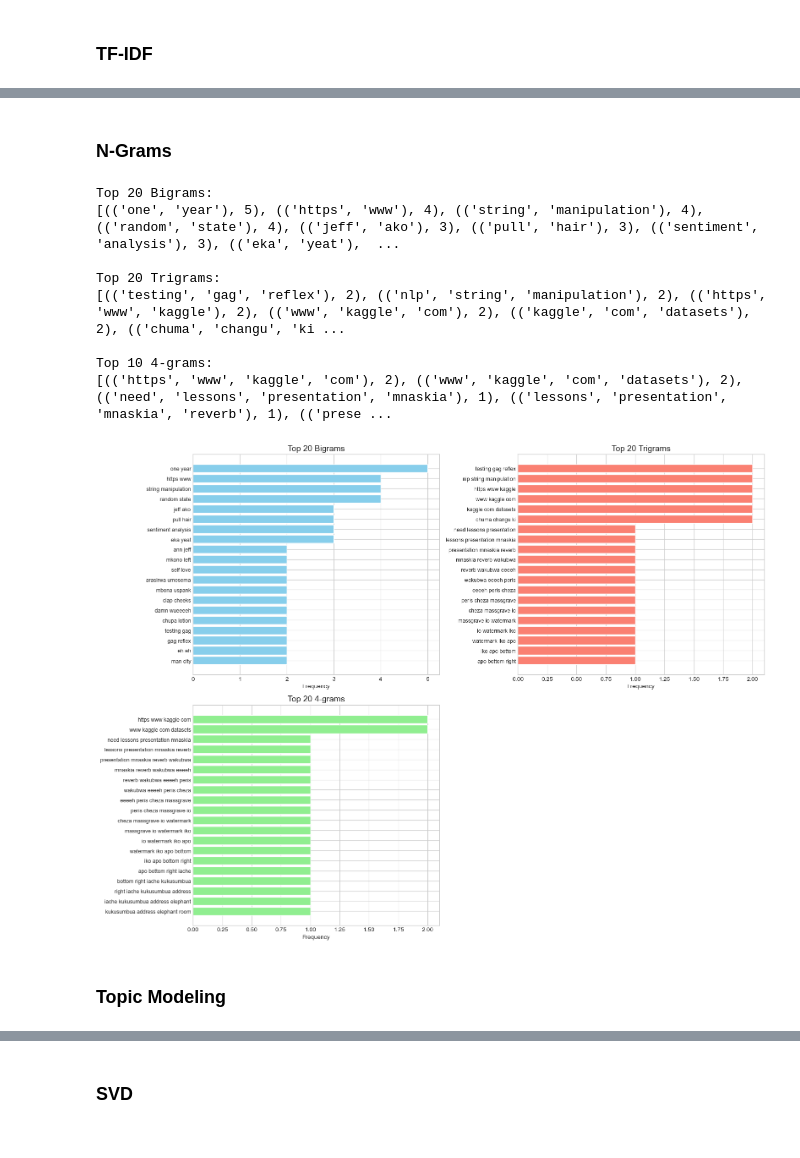
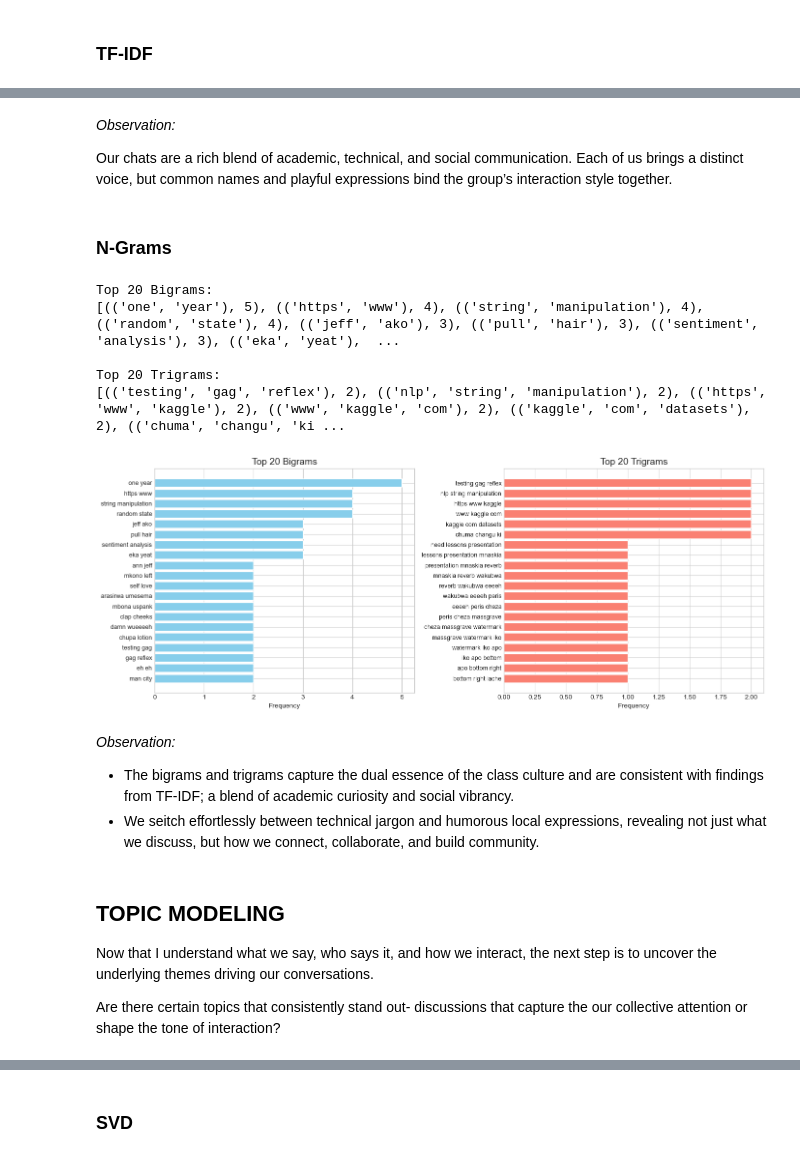
Before and after one commit to Vain-Guy/chit-chat, a Jupyter notebook: chatterbox.ipynb, the cells around one changed output, grey strips where cells are left out. Saved outputs shown, nothing was run; the diff lists cells and outputs as text; code cells hidden in the pictures.

```diff
--- a/chatterbox.ipynb
+++ b/chatterbox.ipynb
@@ -838,2 +847,0 @@ plt.show()
-# %%
-chatterbox_df['text'] = chatterbox_df['text'].apply(lambda x: 'eii' if x in ['eiii', 'ei', 'eeiyy'] else x)
@@ -1111,3 +1090,7 @@ plot_top_terms(student_tfidf, top_n=10, n_cols=3)
+# %% [markdown]
+*Observation:*
+
+Our chats are a rich blend of academic, technical, and social communication. Each of us brings a distinct voice, but common names and playful expressions bind the group’s interaction style together.
 # %% [markdown]
 ### N-Grams
 # %%
@@ -1127,67 +1110,55 @@ trigram_freq = FreqDist(trigrams)
 
 print("\nTop 20 Trigrams:")
 print(trigram_freq.most_common(20))
-
-# n-grams function
-def get_top_ngrams(tokens, n=2, top_k=20):
-    n_grams = list(ngrams(tokens, n))
-    return Counter(n_grams).most_common(top_k)
-
-# Preview for 4 grams
-print("\nTop 10 4-grams:")
-print(get_top_ngrams(all_tokens, n=4, top_k=10))
 # %% [output]
 Top 20 Bigrams:
 [(('one', 'year'), 5), (('https', 'www'), 4), (('string', 'manipulation'), 4), (('random', 'state'), 4), (('jeff', 'ako'), 3), (('pull', 'hair'), 3), (('sentiment', 'analysis'), 3), (('eka', 'yeat'),  ...
 
 Top 20 Trigrams:
 [(('testing', 'gag', 'reflex'), 2), (('nlp', 'string', 'manipulation'), 2), (('https', 'www', 'kaggle'), 2), (('www', 'kaggle', 'com'), 2), (('kaggle', 'com', 'datasets'), 2), (('chuma', 'changu', 'ki ...
-
-Top 10 4-grams:
-[(('https', 'www', 'kaggle', 'com'), 2), (('www', 'kaggle', 'com', 'datasets'), 2), (('need', 'lessons', 'presentation', 'mnaskia'), 1), (('lessons', 'presentation', 'mnaskia', 'reverb'), 1), (('prese ...
 # %%
 # Helper to format n-grams
 def format_ngrams(ngram_counts):
     return [" ".join(ngram) for ngram, _ in ngram_counts], [count for _, count in ngram_counts]
 
 # Get top 20 for each
 top_bigrams = bigram_freq.most_common(20)
 top_trigrams = trigram_freq.most_common(20)
-top_fourgrams = get_top_ngrams(all_tokens, n=4, top_k=20)
 
 # Format
 bigram_labels, bigram_values = format_ngrams(top_bigrams)
 trigram_labels, trigram_values = format_ngrams(top_trigrams)
-fourgram_labels, fourgram_values = format_ngrams(top_fourgrams)
 
 # Subplots: 2 columns, auto rows
-fig, axes = plt.subplots(2, 2, figsize=(16, 12))
+fig, axes = plt.subplots(1, 2, figsize=(14, 5.5))
 axes = axes.flatten()
 
 # Bigram subplot
 axes[0].barh(bigram_labels[::-1], bigram_values[::-1], color="skyblue")
 axes[0].set_title("Top 20 Bigrams", fontsize=14)
 
 # Trigram subplot
 axes[1].barh(trigram_labels[::-1], trigram_values[::-1], color="salmon")
 axes[1].set_title("Top 20 Trigrams", fontsize=14)
 
-# 4-gram subplot
-axes[2].barh(fourgram_labels[::-1], fourgram_values[::-1], color="lightgreen")
-axes[2].set_title("Top 20 4-grams", fontsize=14)
-
-# Hide the unused 4th subplot
-axes[3].axis("off")
-
 # Common formatting
 for ax in axes[:3]:
     ax.set_xlabel("Frequency")
     ax.tick_params(axis='y', labelsize=9)
 
 plt.tight_layout()
 plt.show()
 # %% [output]
-[figure, old version]
+[figure, new version]
+# %% [markdown]
+*Observation:*
+
+- The bigrams and trigrams capture the dual essence of the class culture and are consistent with findings from TF-IDF; a blend of academic curiosity and social vibrancy.
+- We seitch effortlessly between technical jargon and humorous local expressions, revealing not just what we discuss, but how we connect, collaborate, and build community.
 # %% [markdown]
-### Topic Modeling
+## TOPIC MODELING
+
+Now that I understand what we say, who says it, and how we interact, the next step is to uncover the underlying themes driving our conversations.
+
+Are there certain topics that consistently stand out- discussions that capture the our collective attention or shape the tone of interaction?
 # %%
```
Also changed, not shown: parts of 37 cells of this notebook, 1 other file.
